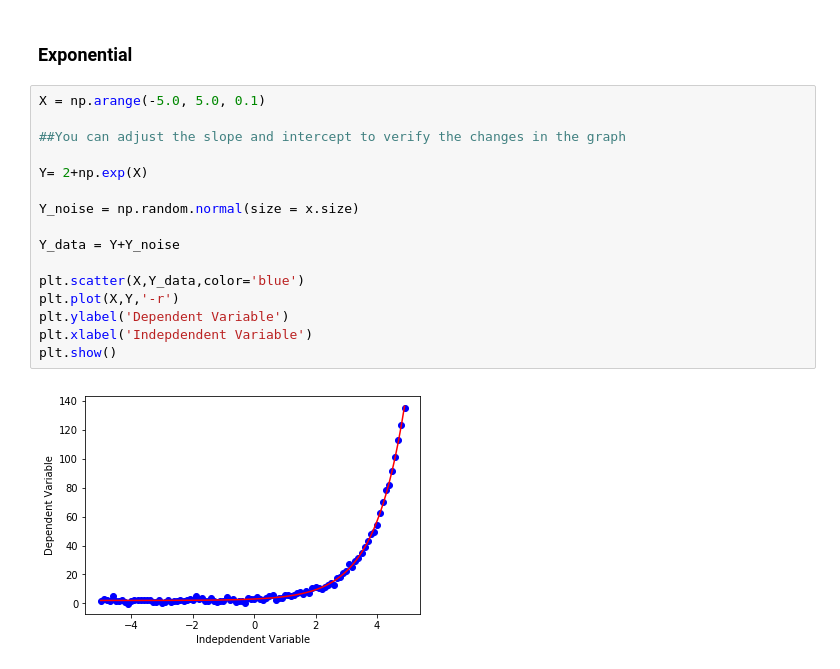
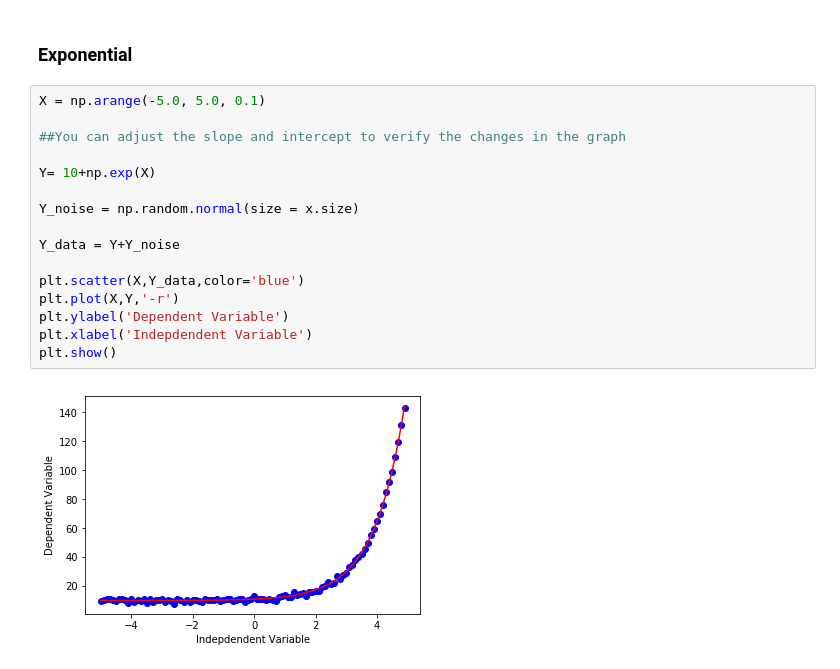
Before and after one commit to infiniteoverflow/Regressions, a Jupyter notebook: Regressions.ipynb, the cells around one changed output. Saved outputs shown, nothing was run; the diff lists cells and outputs as text.

```diff
--- a/Regressions.ipynb
+++ b/Regressions.ipynb
@@ -457,18 +457,18 @@ plt.show()
 # %%
 X = np.arange(-5.0, 5.0, 0.1)
 
 ##You can adjust the slope and intercept to verify the changes in the graph
 
-Y= 2+np.exp(X)
+Y= 10+np.exp(X)
 
 Y_noise = np.random.normal(size = x.size)
 
 Y_data = Y+Y_noise
 
 plt.scatter(X,Y_data,color='blue')
 plt.plot(X,Y,'-r')
 plt.ylabel('Dependent Variable')
 plt.xlabel('Indepdendent Variable')
 plt.show()
 # %% [output]
-[figure, old version]
+[figure, new version]
```
Also changed, not shown: parts of 5 cells of this notebook.
